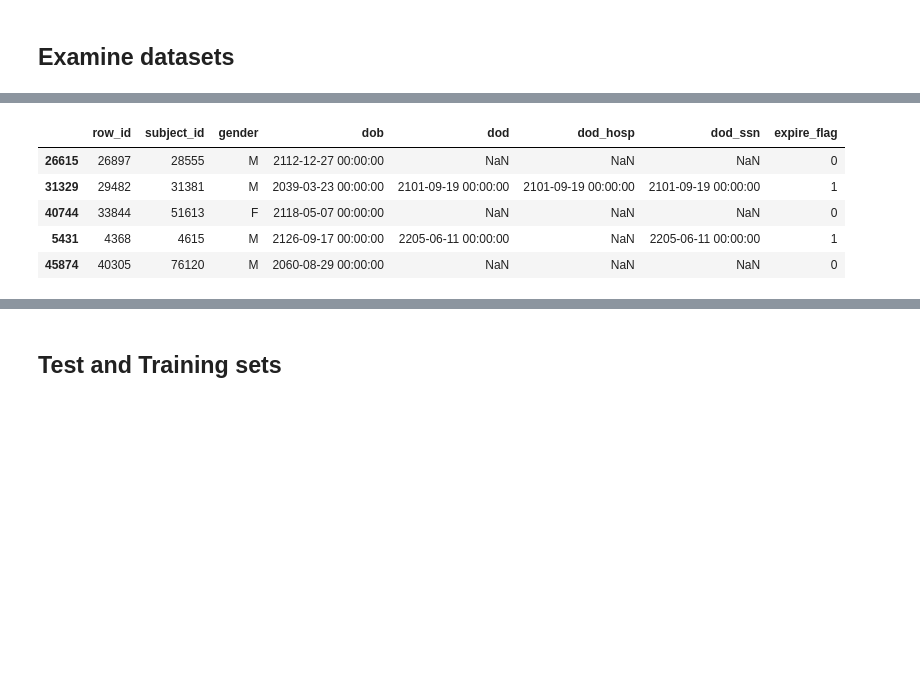
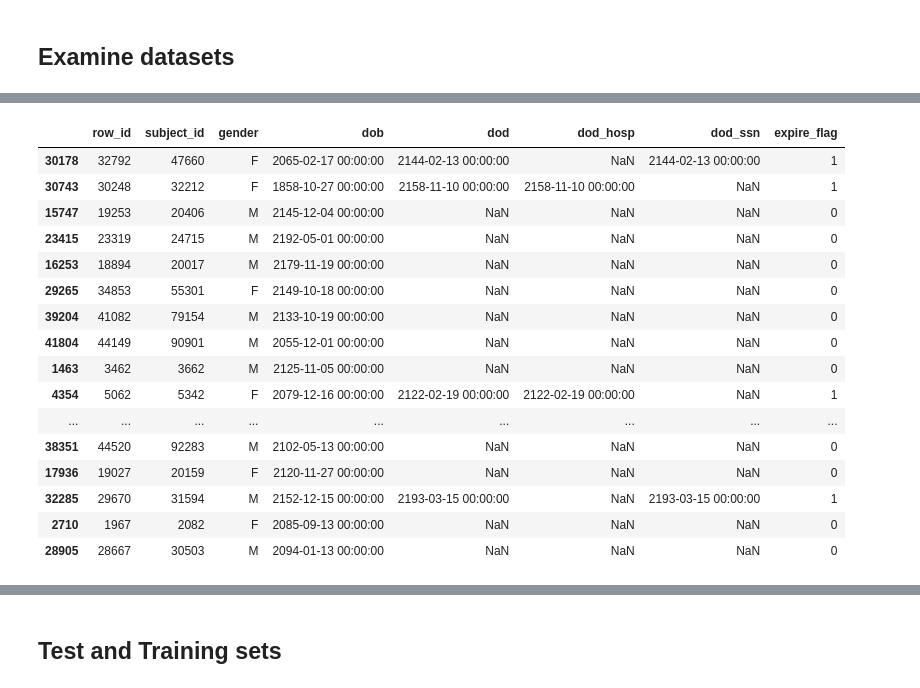
Before and after one commit to TCSS-555-Machine-Learning/Project-2-Length-Of-Stay, a Jupyter notebook: phase 1/PreProcess.ipynb, the cells around one changed output, grey strips where cells are left out. Cells and saved outputs as stored; diff of their text form; code cells hidden in the pictures; blank space fills up the shorter version.

```diff
--- a/phase 1/PreProcess.ipynb
+++ b/phase 1/PreProcess.ipynb
@@ -267,9 +327,20 @@ dataAdm.sample(n=5)
 # %%
-dataPat.sample(n=5)
+dataPat.sample(n=20)
 # %% [output]
 |  | row_id | subject_id | gender | dob | dod | dod_hosp | dod_ssn | expire_flag |
-| 26615 | 26897 | 28555 | M | 2112-12-27 00:00:00 | NaN | NaN | NaN | 0 |
-| 31329 | 29482 | 31381 | M | 2039-03-23 00:00:00 | 2101-09-19 00:00:00 | 2101-09-19 00:00:00 | 2101-09-19 00:00:00 | 1 |
-| 40744 | 33844 | 51613 | F | 2118-05-07 00:00:00 | NaN | NaN | NaN | 0 |
-| 5431 | 4368 | 4615 | M | 2126-09-17 00:00:00 | 2205-06-11 00:00:00 | NaN | 2205-06-11 00:00:00 | 1 |
-| 45874 | 40305 | 76120 | M | 2060-08-29 00:00:00 | NaN | NaN | NaN | 0 |
+| 30178 | 32792 | 47660 | F | 2065-02-17 00:00:00 | 2144-02-13 00:00:00 | NaN | 2144-02-13 00:00:00 | 1 |
+| 30743 | 30248 | 32212 | F | 1858-10-27 00:00:00 | 2158-11-10 00:00:00 | 2158-11-10 00:00:00 | NaN | 1 |
+| 15747 | 19253 | 20406 | M | 2145-12-04 00:00:00 | NaN | NaN | NaN | 0 |
+| 23415 | 23319 | 24715 | M | 2192-05-01 00:00:00 | NaN | NaN | NaN | 0 |
+| 16253 | 18894 | 20017 | M | 2179-11-19 00:00:00 | NaN | NaN | NaN | 0 |
+| 29265 | 34853 | 55301 | F | 2149-10-18 00:00:00 | NaN | NaN | NaN | 0 |
+| 39204 | 41082 | 79154 | M | 2133-10-19 00:00:00 | NaN | NaN | NaN | 0 |
+| 41804 | 44149 | 90901 | M | 2055-12-01 00:00:00 | NaN | NaN | NaN | 0 |
+| 1463 | 3462 | 3662 | M | 2125-11-05 00:00:00 | NaN | NaN | NaN | 0 |
+| 4354 | 5062 | 5342 | F | 2079-12-16 00:00:00 | 2122-02-19 00:00:00 | 2122-02-19 00:00:00 | NaN | 1 |
+| ... | ... | ... | ... | ... | ... | ... | ... | ... |
+| 38351 | 44520 | 92283 | M | 2102-05-13 00:00:00 | NaN | NaN | NaN | 0 |
+| 17936 | 19027 | 20159 | F | 2120-11-27 00:00:00 | NaN | NaN | NaN | 0 |
+| 32285 | 29670 | 31594 | M | 2152-12-15 00:00:00 | 2193-03-15 00:00:00 | NaN | 2193-03-15 00:00:00 | 1 |
+| 2710 | 1967 | 2082 | F | 2085-09-13 00:00:00 | NaN | NaN | NaN | 0 |
+| 28905 | 28667 | 30503 | M | 2094-01-13 00:00:00 | NaN | NaN | NaN | 0 |
```
Also changed, not shown: parts of 10 cells of this notebook.
